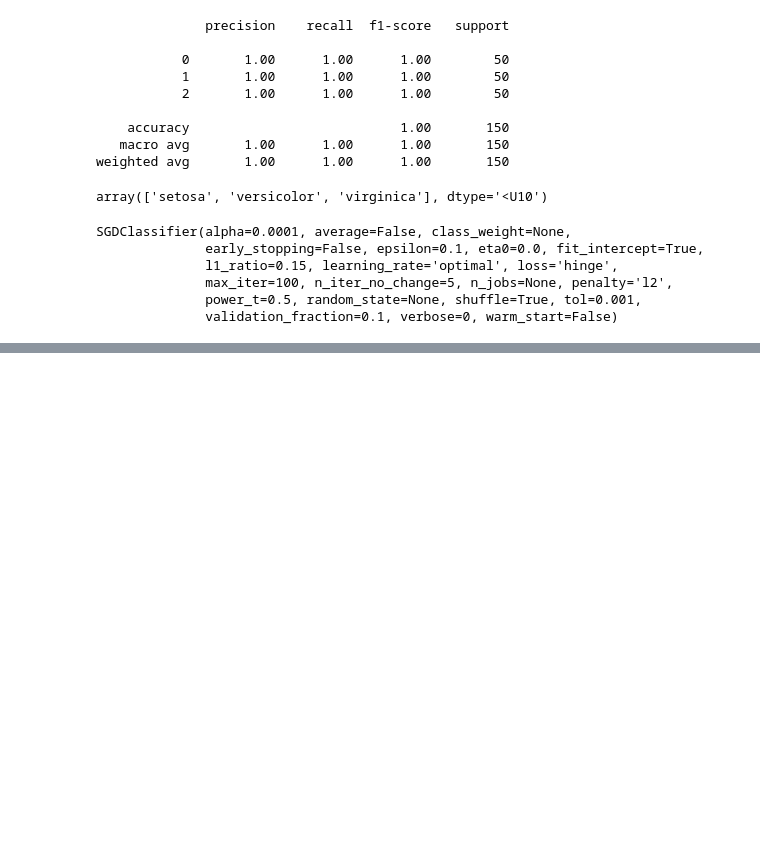
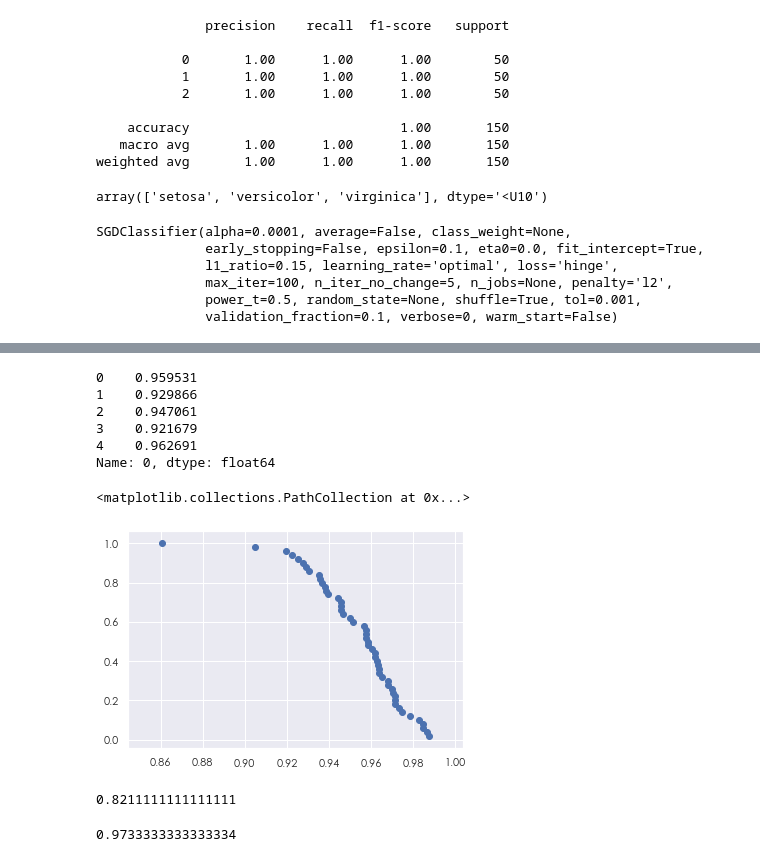
Before and after one commit to IamZY/DataAnalysis, a Jupyter notebook: pandas/Python数据挖掘.ipynb, the cells around one changed output, grey strips where cells are left out. Drawn from its saved outputs; the diff is of its cells as text; code cells hidden in the pictures; blank space fills up the shorter version.

```diff
--- a/pandas/Python数据挖掘.ipynb
+++ b/pandas/Python数据挖掘.ipynb
@@ -1050,0 +1210,37 @@ array([[  11.21516635,  -14.54875106, -123.28270633],
+# %%
+pd.DataFrame(mlp.predict_proba(iris.data))[0].head()
+# %% [output]
+0    0.959531
+1    0.929866
+2    0.947061
+3    0.921679
+4    0.962691
+Name: 0, dtype: float64
+# %%
+from sklearn.neural_network import MLPClassifier
+
+mlp = MLPClassifier().fit(iris.data,y)
+# %%
+from sklearn.metrics import precision_recall_curve
+
+precision,recall,thresholds = precision_recall_curve(y,pd.DataFrame(mlp.predict_proba(iris.data))[0],pos_label = 0)
+# %%
+plt.scatter(x = thresholds,y = recall[:-1])
+# %% [output]
+<matplotlib.collections.PathCollection at 0x...>
+[figure, added]
+# %%
+from sklearn.metrics import average_precision_score
+
+average_precision = average_precision_score(y_true,y_scores)
+
+average_precision
+# %% [output]
+0.8211111111111111
+# %%
+from sklearn.metrics import f1_score
+
+mlp = MLPClassifier().fit(iris.data,iris.target)
+f1_score(iris.target,mlp.predict(iris.data),average = "micro")
+# %% [output]
+0.9733333333333334
```
Also changed, not shown: parts of 47 cells of this notebook, 1 other file.
